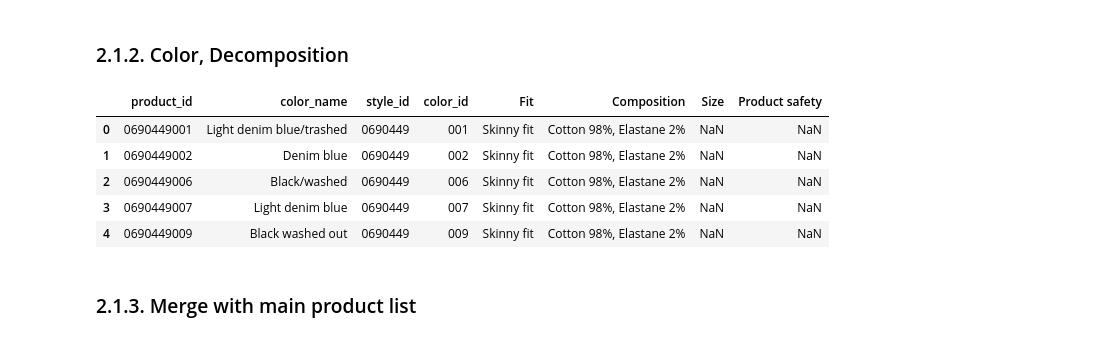
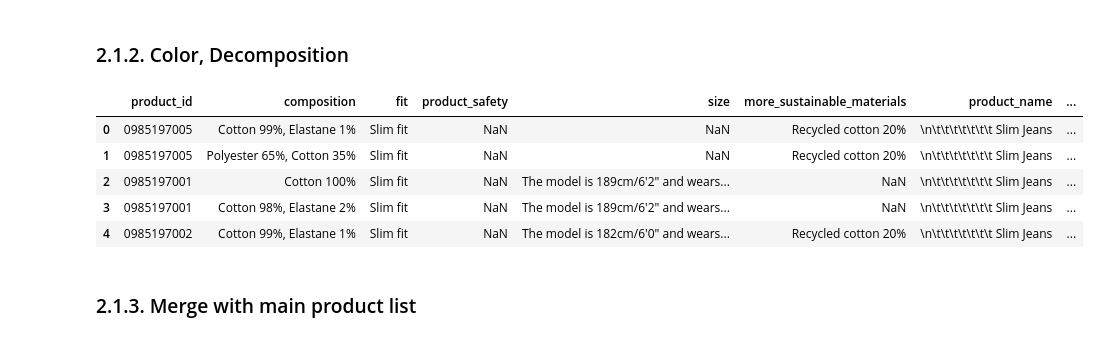
Before and after one commit to Lucas-Okamura/StarJeans, a Jupyter notebook: StarJeans_ETL.ipynb, the cells around one changed output. Saved outputs shown, nothing was run; the diff lists cells and outputs as text; code cells hidden in the pictures.

```diff
--- a/StarJeans_ETL.ipynb
+++ b/StarJeans_ETL.ipynb
@@ -115,9 +112,10 @@ df_products.head()
 # %%
 # getting color for all products
 headers = {"User-Agent": "Mozilla/5.0 (Windows NT 10.0; Win64; x64) AppleWebKit/537.36 (KHTML, like Gecko) Chrome/94.0.4606.71 Safari/537.36"}
-cols = ['Art. No.', 'Composition', 'Fit', 'Product safety', 'Size']
+cols = ['Art. No.', 'Composition', 'Fit', 'Product safety', 'Size', 'More sustainable materials']
 df_pattern = pd.DataFrame(columns = cols)
-df_details = pd.DataFrame()
+df_compositions = pd.DataFrame()
+aux = []
 
 for index in tqdm(product_id):
     url = f'https://www2.hm.com/en_us/productpage.{index}.html'
@@ -126,65 +124,95 @@ for index in tqdm(product_id):
     page = requests.get(url, headers = headers)
 
     # instantiate BeatifulSoup
     soup = BeautifulSoup(page.text, 'html.parser')
 
     # COLOR
     ## product list
-    product_list = soup.find_all('a', class_ = 'filter-option miniature')
+    product_list = soup.find_all('a', class_ = 'filter-option miniature active') + soup.find_all('a', class_ = 'filter-option miniature')
 
     ## color name
     color_name = [p.get('data-color') for p in product_list]
 
     # ID FOR MERGE
     ## product_id
     color_product_id = [p.get('data-articlecode') for p in product_list]
 
     # pass to dataframe
     df_color = pd.DataFrame([color_product_id, color_name]).T
     df_color.columns = ['product_id', 'color_name']
 
-    # generate style id + color id
-    df_color['style_id'] = df_color['product_id'].apply(lambda x: x[:-3])
-    df_color['color_id'] = df_color['product_id'].apply(lambda x: x[-3:])
+    for color_index in df_color['product_id']:
+        url = f'https://www2.hm.com/en_us/productpage.{color_index}.html'
 
-    # COMPOSITION
-    ## composition list
-    product_composition_list = soup.find_all('div', class_ = 'pdp-description-list-item')
+        # request
+        page = requests.get(url, headers = headers)
 
-    ## composition names
-    product_composition = [list(filter(None, c.get_text().split('\n'))) for c in product_composition_list]
+        # instantiate BeatifulSoup
+        soup = BeautifulSoup(page.text, 'html.parser')
 
-    # pass to dataframe
-    df_composition = pd.DataFrame(product_composition).T
+        # product name
+        product_name = soup.find_all('h1', class_ = 'primary product-item-headline')
+        product_name = product_name[0].get_text()
 
-    # set columns
-    df_composition.columns = df_composition.iloc[0]
+        # product price
+        product_price = soup.find_all('div', class_ = 'primary-row product-item-price')
+        product_price = re.findall(r'\d+\.?\d+', product_price[0].get_text())[0]
 
-    # delete first row and fill na
-    df_composition = df_composition.iloc[1:].fillna(method = 'ffill')
+        # COMPOSITION
+        ## composition list
+        product_composition_list = soup.find_all('div', class_ = 'pdp-description-list-item')
 
-    # garantee same number of columns
-    df_composition = pd.concat([df_pattern, df_composition], axis = 0).reset_index(drop = True)
+        ## composition names
+        product_composition = [list(filter(None, c.get_text().split('\n'))) for c in product_composition_list]
 
-    # generate style id + color id
-    df_composition['style_id'] = df_composition['Art. No.'].apply(lambda x: x[:-3])
-    df_composition['color_id'] = df_composition['Art. No.'].apply(lambda x: x[-3:])
+        # pass to dataframe
+        df_composition = pd.DataFrame(product_composition).T
 
-    # merge color and composition
-    df_color_composition = df_color.merge(df_composition[['style_id', 'Fit', 'Composition', 'Size', 'Product safety']],
-                                          how = 'left', on = 'style_id')
+        # set columns
+        df_composition.columns = df_composition.iloc[0]
 
-    # all details from products
-    df_details = pd.concat([df_details, df_color_composition], axis = 0).reset_index(drop = True)
+        # delete first row and fill na
+        df_composition = df_composition.iloc[1:].fillna(method = 'ffill')
 
-df_details.head()
+        # remove pocket lining, shell and lining
+        df_composition['Composition'] = df_composition['Composition'].str.replace('Pocket lining: ', '', regex = True)
+        df_composition['Composition'] = df_composition['Composition'].str.replace('Shell: ', '', regex = True)
+        df_composition['Composition'] = df_composition['Composition'].str.replace('Lining: ', '', regex = True)
+
+        # garantee same number of columns
+        df_composition = pd.concat([df_pattern, df_composition], axis = 0).reset_index(drop = True)
+
+        # rename columns
+        df_composition.columns = ['product_id', 'composition', 'fit', 'product_safety', 'size', 'more_sustainable_materials']
+
+        # set product name and price
+        df_composition['product_name'] = product_name
+        df_composition['product_price'] = product_price
+
+        # keep track on new columns
+        aux = aux + df_composition.columns.to_list()
+
+        # merge color and composition
+        df_composition = df_composition.merge(df_color, how = 'left', on = 'product_id')
+
+        # all details from products
+        df_compositions = pd.concat([df_compositions, df_composition], axis = 0).reset_index(drop = True)
+
+# generate style id + color id
+df_compositions['style_id'] = df_compositions['product_id'].apply(lambda x: x[:-3])
+df_compositions['color_id'] = df_compositions['product_id'].apply(lambda x: x[-3:])
+
+# scrapy datetime
+df_compositions['scrapy_datetime'] = datetime.now().strftime('%Y-%m-%d %H:%M:%S')
+
+df_compositions.head()
 # %% [output]
-|  | product_id | color_name | style_id | color_id | Fit | Composition | Size | Product safety |
-| 0 | 0690449001 | Light denim blue/trashed | 0690449 | 001 | Skinny fit | Cotton 98%, Elastane 2% | NaN | NaN |
-| 1 | 0690449002 | Denim blue | 0690449 | 002 | Skinny fit | Cotton 98%, Elastane 2% | NaN | NaN |
-| 2 | 0690449006 | Black/washed | 0690449 | 006 | Skinny fit | Cotton 98%, Elastane 2% | NaN | NaN |
-| 3 | 0690449007 | Light denim blue | 0690449 | 007 | Skinny fit | Cotton 98%, Elastane 2% | NaN | NaN |
-| 4 | 0690449009 | Black washed out | 0690449 | 009 | Skinny fit | Cotton 98%, Elastane 2% | NaN | NaN |
+|  | product_id | composition | fit | product_safety | size | more_sustainable_materials | product_name | ... |
+| 0 | 0985197005 | Cotton 99%, Elastane 1% | Slim fit | NaN | NaN | Recycled cotton 20% | \n\t\t\t\t\t\t\t Slim Jeans | ... |
+| 1 | 0985197005 | Polyester 65%, Cotton 35% | Slim fit | NaN | NaN | Recycled cotton 20% | \n\t\t\t\t\t\t\t Slim Jeans | ... |
+| 2 | 0985197001 | Cotton 100% | Slim fit | NaN | The model is 189cm/6'2" and wears... | NaN | \n\t\t\t\t\t\t\t Slim Jeans | ... |
+| 3 | 0985197001 | Cotton 98%, Elastane 2% | Slim fit | NaN | The model is 189cm/6'2" and wears... | NaN | \n\t\t\t\t\t\t\t Slim Jeans | ... |
+| 4 | 0985197002 | Cotton 99%, Elastane 1% | Slim fit | NaN | The model is 182cm/6'0" and wears... | Recycled cotton 20% | \n\t\t\t\t\t\t\t Slim Jeans | ... |
 # %% [markdown]
 ### 2.1.3. Merge with main product list
 # %%
```
Also changed, not shown: parts of 18 cells of this notebook, 4 other files.
